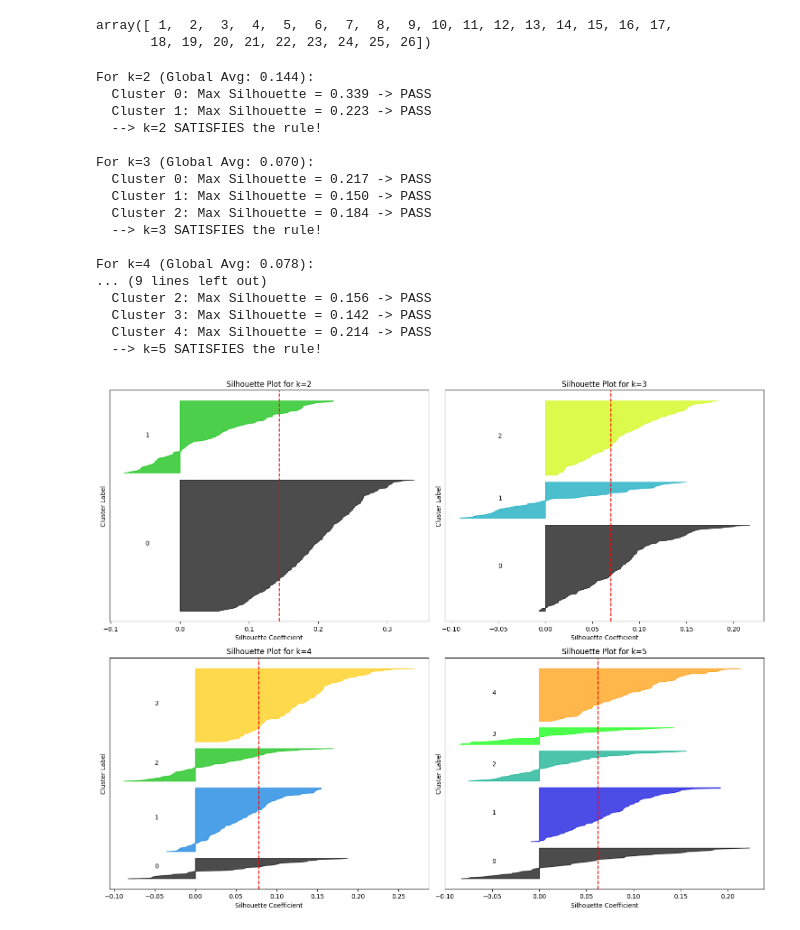
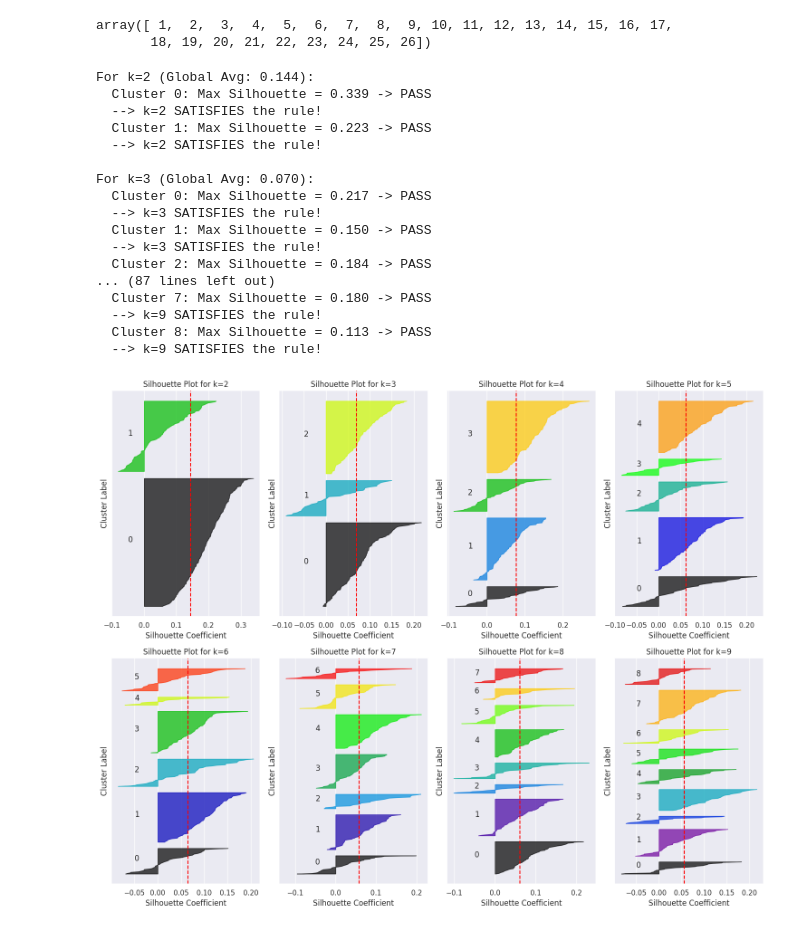
Before and after one commit to Neismo/CDA-HandIn, a Jupyter notebook: Case2/data_look.ipynb, the cells around one changed output. Saved outputs shown, nothing was run; the diff lists cells and outputs as text; code cells hidden in the pictures.

```diff
--- a/Case2/data_look.ipynb
+++ b/Case2/data_look.ipynb
@@ -47,14 +47,15 @@ import matplotlib.pyplot as plt
 import seaborn as sns
 import matplotlib.cm as cm
 
+sns.set_theme()
+
 # Variables (and their ranges)
-k_range = range(2, 6) # Testing K from 2 to 5 (shared K now)
+k_range = range(2, 10) # Testing K from 2 to 10 (shared K now)
 
 kmeans_silhouette_scores = []
-gmm_silhouette_scores = []
 
 #PLT plot stuff
-fig, axes = plt.subplots(2, 2, figsize=(15, 12))
+fig, axes = plt.subplots(2, 4, figsize=(15, 12))
 axes = axes.flatten()
 
 for idx, k in enumerate(k_range):
@@ -67,6 +68,8 @@ for idx, k in enumerate(k_range):
 
     global_avg_score = silhouette_score(X_scaled_individual, cluster_labels)
     sample_scores = silhouette_samples(X_scaled_individual, cluster_labels)
+
+    kmeans_silhouette_scores.append(global_avg_score)
 
     all_clusters_valid = True  # Variable for tracking if all clusters have valid silhouette scores
     print(f"\nFor k={k} (Global Avg: {global_avg_score:.3f}):")
@@ -88,43 +91,43 @@ for idx, k in enumerate(k_range):
         size_cluster_i = ith_cluster_scores.shape[0]
         y_upper = y_lower + size_cluster_i
         color = cm.nipy_spectral(float(i) / k)
 
         ax.fill_betweenx(np.arange(y_lower, y_upper), 0, ith_cluster_scores,
                           facecolor=color, edgecolor=color, alpha=0.7)
         ax.text(-0.05, y_lower + 0.5 * size_cluster_i, str(i))
         y_lower = y_upper + 10  # move it up now (seperate the clusters for visual pleasure)
 
-    if all_clusters_valid:  # We check which 'k' satisfies the rule of being above the average.
-        print(f"  --> k={k} SATISFIES the rule!")
+        if all_clusters_valid:  # We check which 'k' satisfies the rule of being above the average.
+            print(f"  --> k={k} SATISFIES the rule!")
 
     # Plot stuff
     ax.set_title(f"Silhouette Plot for k={k}")
     ax.set_xlabel("Silhouette Coefficient")
     ax.set_ylabel("Cluster Label")
     ax.axvline(x=global_avg_score, color="red", linestyle="--") # The Average Line
     ax.set_yticks([])  # Clear the y-axis labels
 
 plt.tight_layout()
 # plt.savefig('silhouette_scores_kmeans.png')
 plt.show()
 # %% [output]
 For k=2 (Global Avg: 0.144):
   Cluster 0: Max Silhouette = 0.339 -> PASS
+  --> k=2 SATISFIES the rule!
   Cluster 1: Max Silhouette = 0.223 -> PASS
   --> k=2 SATISFIES the rule!
 
 For k=3 (Global Avg: 0.070):
   Cluster 0: Max Silhouette = 0.217 -> PASS
+  --> k=3 SATISFIES the rule!
   Cluster 1: Max Silhouette = 0.150 -> PASS
+  --> k=3 SATISFIES the rule!
   Cluster 2: Max Silhouette = 0.184 -> PASS
-  --> k=3 SATISFIES the rule!
-
-For k=4 (Global Avg: 0.078):
-... (9 lines left out)
-  Cluster 2: Max Silhouette = 0.156 -> PASS
-  Cluster 3: Max Silhouette = 0.142 -> PASS
-  Cluster 4: Max Silhouette = 0.214 -> PASS
-  --> k=5 SATISFIES the rule!
+... (87 lines left out)
+  Cluster 7: Max Silhouette = 0.180 -> PASS
+  --> k=9 SATISFIES the rule!
+  Cluster 8: Max Silhouette = 0.113 -> PASS
+  --> k=9 SATISFIES the rule!
-[figure, old version]
+[figure, new version]
 # %%
 # Repeating for GMM
```
Also changed, not shown: parts of 3 cells of this notebook.
